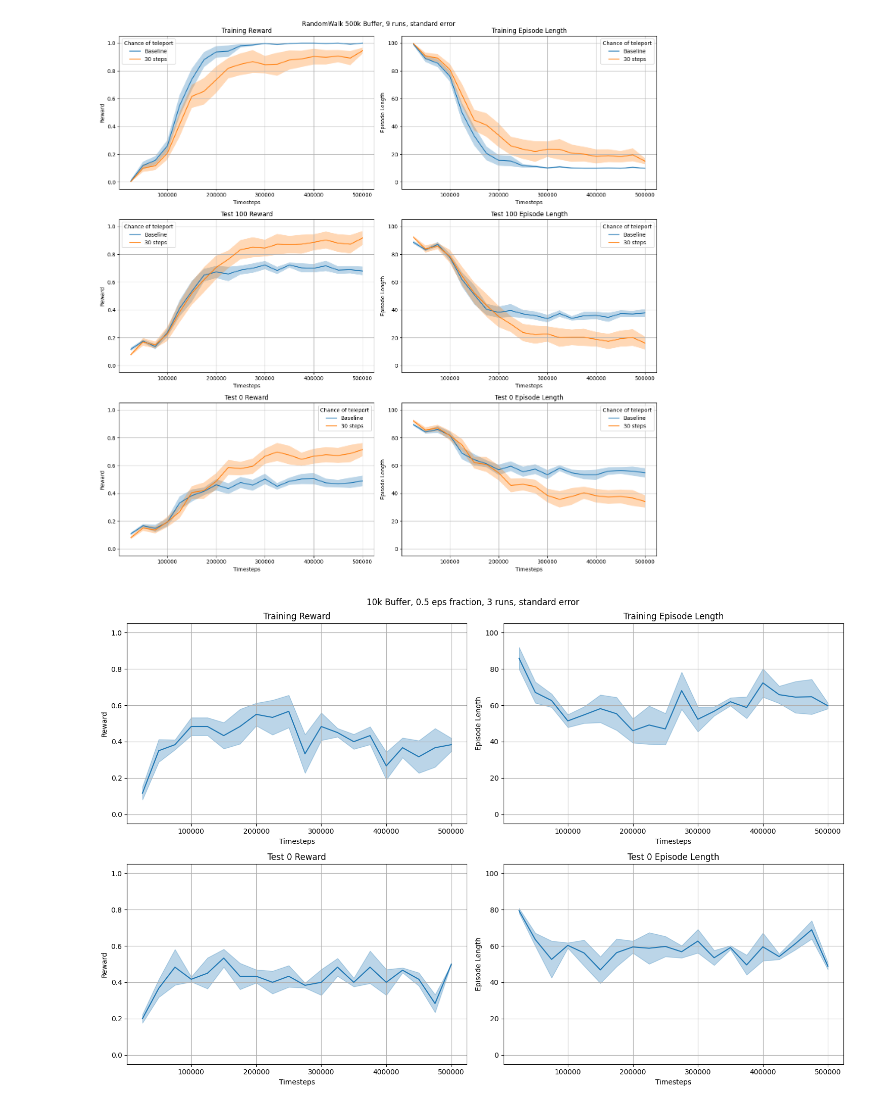
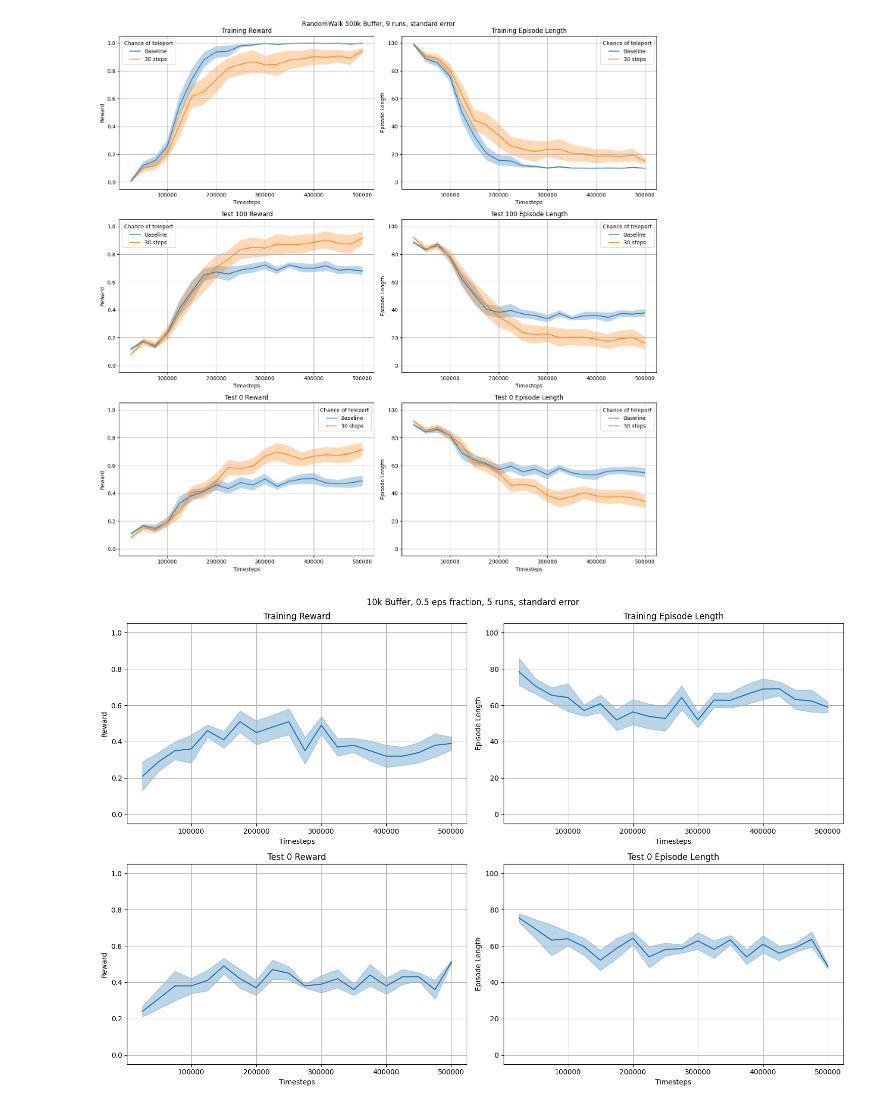
Before and after one commit to felixk29/fix_her, a Jupyter notebook: experiments/visualization.ipynb, the cells around one changed output. Saved outputs shown, nothing was run; the diff lists cells and outputs as text; code cells hidden in the pictures.

```diff
--- a/experiments/visualization.ipynb
+++ b/experiments/visualization.ipynb
@@ -404,7 +404,7 @@ import matplotlib as mpl
 import numpy as np
 
 buffersize=10 #in k
-runs=3
+runs=5
 start=5
 
 
@@ -474,31 +474,31 @@ def plot(ax, dt, title,name, ylabel, ydata, type='se', extra={}):
     ax.set_ylabel(ylabel)
     ax.set_xlabel('Timesteps')
     #ax.legend(title='Epsilon fraction')
     ax.grid(True)
 
 fig, ax = plt.subplots(2,2, figsize=(15,10))
 
 fig.suptitle(f"{buffersize}k Buffer, 0.5 eps fraction, {runs} runs, standard error")
 
 for eps in [0.0]:
     results={}
 
     for env in ['tr', '0', '100']:
         results[env]=load_data(env,eps)
 
     extra={}
 
     plot(ax[0,0],results['tr'], 'Training Reward',eps,'Reward','results', extra=extra)
     plot(ax[0,1],results['tr'], 'Training Episode Length',eps, 'Episode Length','ep_lengths', extra=extra)
 
     # for pure uvf the test100 is basically the same as test training therefore skippable to make it easier to understand
     # plot(ax[1,0],results['100'], 'Test 100 Reward',eps,'Reward','results', extra=extra)
     # plot(ax[1,1],results['100'], 'Test 100 Episode Length',eps, 'Episode Length','ep_lengths', extra=extra)
 
     plot(ax[1,0],results['0'], 'Test 0 Reward',eps,'Reward','results', extra=extra)
     plot(ax[1,1],results['0'], 'Test 0 Episode Length',eps, 'Episode Length','ep_lengths', extra=extra)
 
 
 plt.tight_layout()
 # %% [output]
-[figure, old version]
+[figure, new version]
```
Also changed, not shown: 3 other files.
